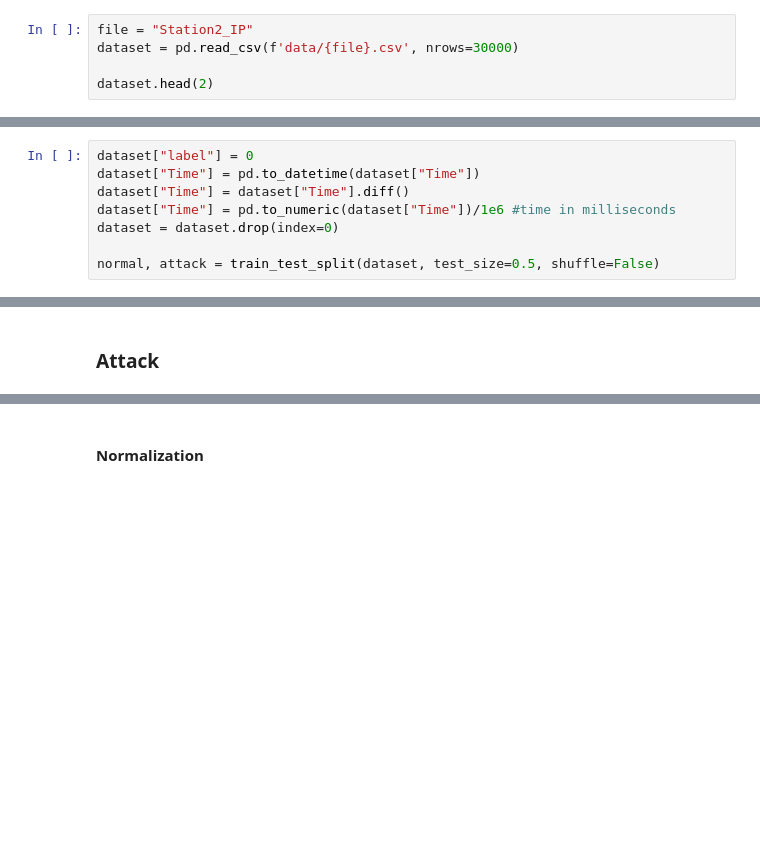
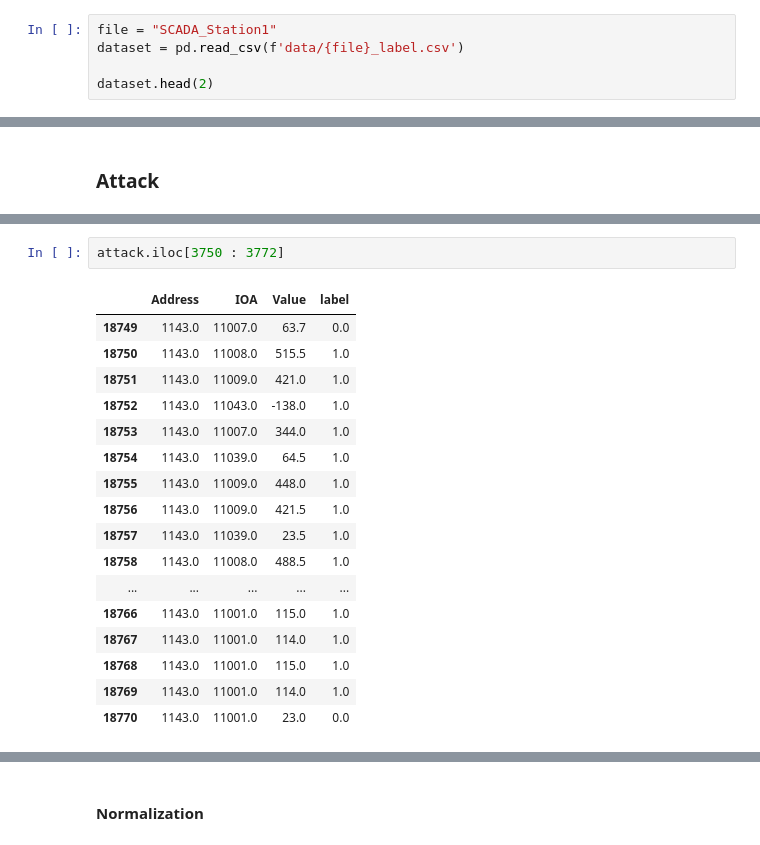
Before and after one commit to lagercarvalho/usad, a Jupyter notebook: USAD.ipynb, the cells around one changed output, grey strips where cells are left out. Drawn from its saved outputs; the diff is of its cells as text; blank space fills up the shorter version.

```diff
--- a/USAD.ipynb
+++ b/USAD.ipynb
@@ -22,7 +24,7 @@ device = get_default_device()
 # %% [markdown]
 ### Download dataset
 # %%
-file = "Station2_IP"
-dataset = pd.read_csv(f'data/{file}.csv', nrows=30000)
+file = "SCADA_Station1"
+dataset = pd.read_csv(f'data/{file}_label.csv')
 
 dataset.head(2)
@@ -29,8 +34,0 @@ dataset.head(2)
-# %%
-dataset["label"] = 0
-dataset["Time"] = pd.to_datetime(dataset["Time"])
-dataset["Time"] = dataset["Time"].diff()
-dataset["Time"] = pd.to_numeric(dataset["Time"])/1e6 #time in milliseconds
-dataset = dataset.drop(index=0)
-
-normal, attack = train_test_split(dataset, test_size=0.5, shuffle=False)
@@ -73,3 +79,23 @@ attack.head(5)
+# %%
+attack.iloc[3750 : 3772]
+# %% [output]
+|  | Address | IOA | Value | label |
+| 18749 | 1143.0 | 11007.0 | 63.7 | 0.0 |
+| 18750 | 1143.0 | 11008.0 | 515.5 | 1.0 |
+| 18751 | 1143.0 | 11009.0 | 421.0 | 1.0 |
+| 18752 | 1143.0 | 11043.0 | -138.0 | 1.0 |
+| 18753 | 1143.0 | 11007.0 | 344.0 | 1.0 |
+| 18754 | 1143.0 | 11039.0 | 64.5 | 1.0 |
+| 18755 | 1143.0 | 11009.0 | 448.0 | 1.0 |
+| 18756 | 1143.0 | 11009.0 | 421.5 | 1.0 |
+| 18757 | 1143.0 | 11039.0 | 23.5 | 1.0 |
+| 18758 | 1143.0 | 11008.0 | 488.5 | 1.0 |
+| ... | ... | ... | ... | ... |
+| 18766 | 1143.0 | 11001.0 | 115.0 | 1.0 |
+| 18767 | 1143.0 | 11001.0 | 114.0 | 1.0 |
+| 18768 | 1143.0 | 11001.0 | 115.0 | 1.0 |
+| 18769 | 1143.0 | 11001.0 | 114.0 | 1.0 |
+| 18770 | 1143.0 | 11001.0 | 23.0 | 0.0 |
 # %%
 #Read data
 labels = attack['label'].values
```
Also changed, not shown: parts of 30 cells of this notebook.
